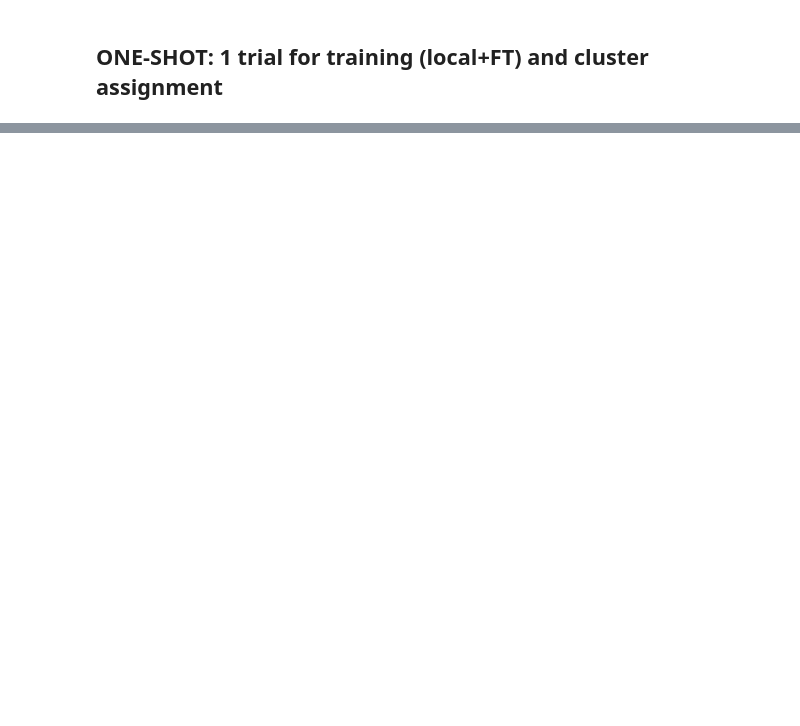
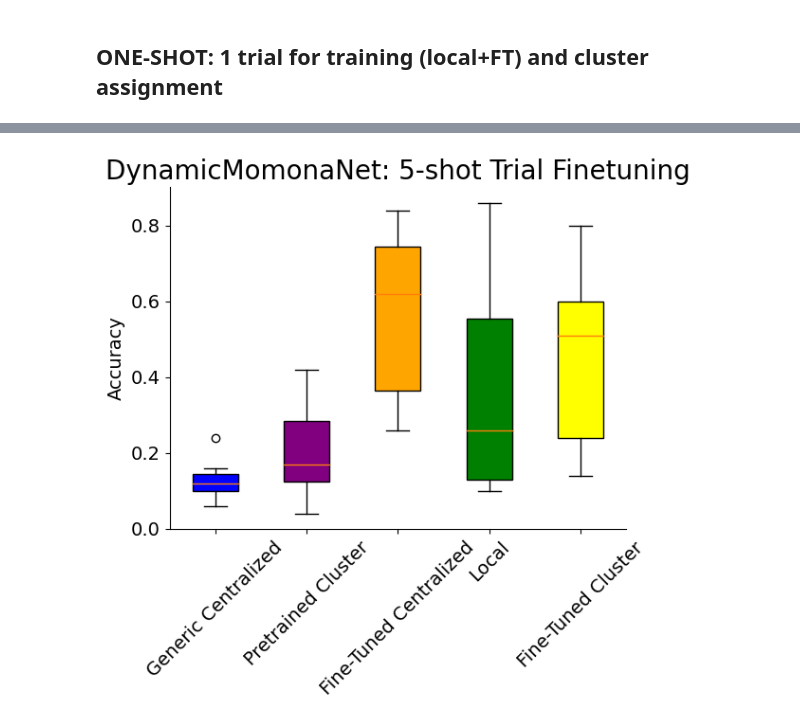
Before and after one commit to kdmalc/fl-gestures, a Jupyter notebook: ELEC573_Proj/100_DynMomonaNet_AMC_FT_Study.ipynb, the cells around one changed output, grey strips where cells are left out. Cells and saved outputs as stored; diff of their text form; code cells hidden in the pictures; blank space fills up the shorter version.

```diff
--- a/ELEC573_Proj/100_DynMomonaNet_AMC_FT_Study.ipynb
+++ b/ELEC573_Proj/100_DynMomonaNet_AMC_FT_Study.ipynb
@@ -247,0 +225,4 @@ plot_model_acc_boxplots(data_dict_1_1, my_title=f"{MODEL_STR} Accuracy: 1 Trial
+# %%
+plot_model_acc_boxplots(data_dict_5_5, my_title=f"{MODEL_STR}: 5-shot Trial Finetuning", save_fig=False, plot_save_name=f"Final_{MODEL_STR}_Acc_5TA_5TT")
+# %% [output]
+[figure, new version]
```
Also changed, not shown: parts of 9 cells of this notebook, 12 other files.
